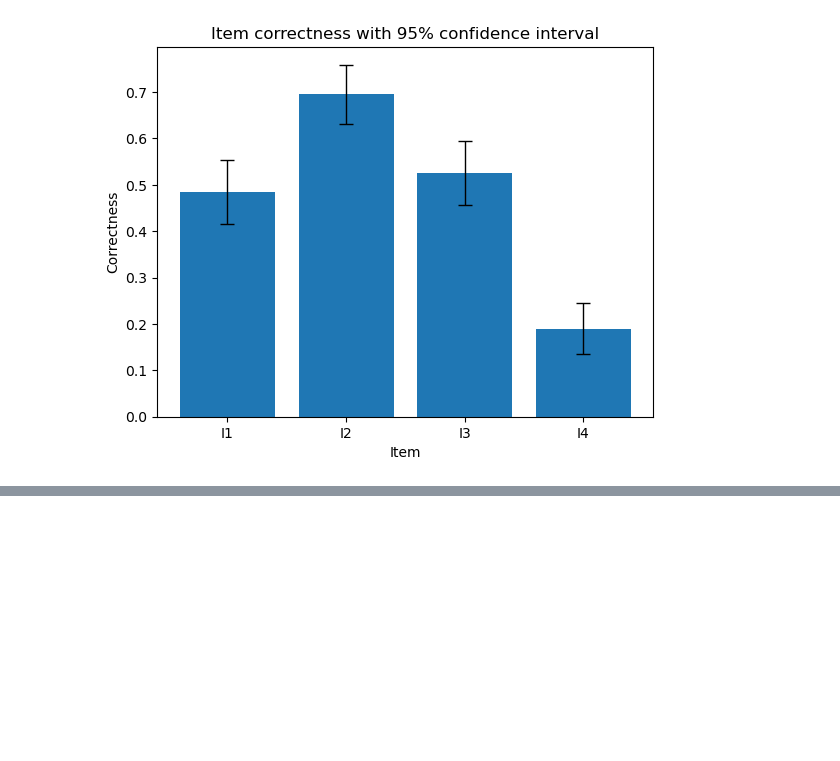
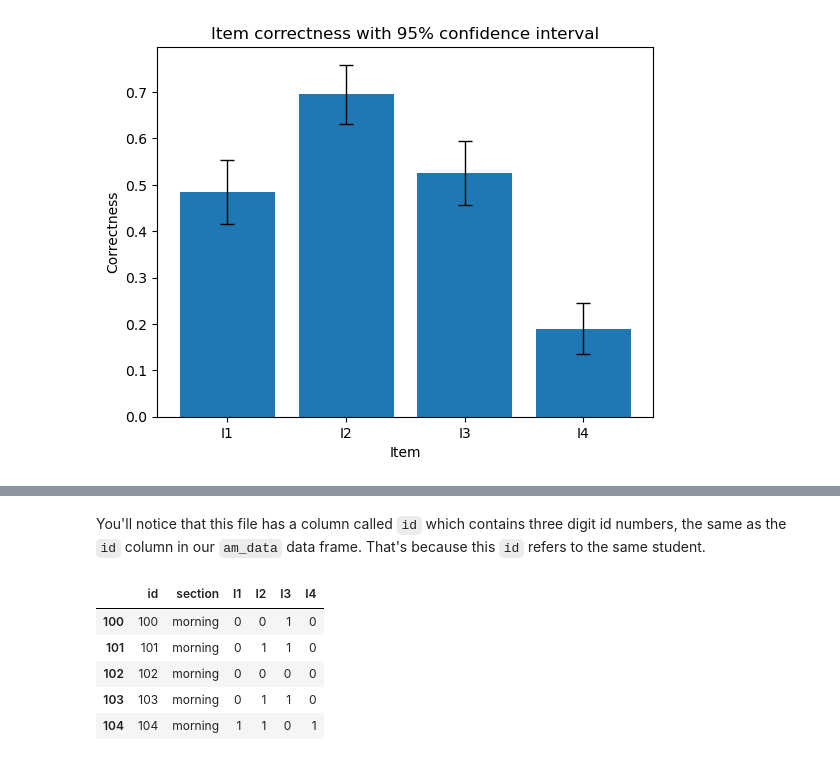
Before and after one commit to gphaser/Python-Intro, a Jupyter notebook: Question data.ipynb, the cells around one changed output, grey strips where cells are left out. Cells and saved outputs as stored; diff of their text form; code cells hidden in the pictures; blank space fills up the shorter version.

```diff
--- a/Question data.ipynb
+++ b/Question data.ipynb
@@ -408,0 +429,11 @@ Text(0.5, 1.0, 'Item correctness with 95% confidence interval')
+# %% [markdown]
+You'll notice that this file has a column called `id` which contains three digit id numbers, the same as the `id` column in our `am_data` data frame. That's because this `id` refers to the same student.
+# %%
+am_data.sort_values('id').head()
+# %% [output]
+|  | id | section | I1 | I2 | I3 | I4 |
+| 100 | 100 | morning | 0 | 0 | 1 | 0 |
+| 101 | 101 | morning | 0 | 1 | 1 | 0 |
+| 102 | 102 | morning | 0 | 0 | 0 | 0 |
+| 103 | 103 | morning | 0 | 1 | 1 | 0 |
+| 104 | 104 | morning | 1 | 1 | 0 | 1 |
```
Also changed, not shown: parts of 4 cells of this notebook.
